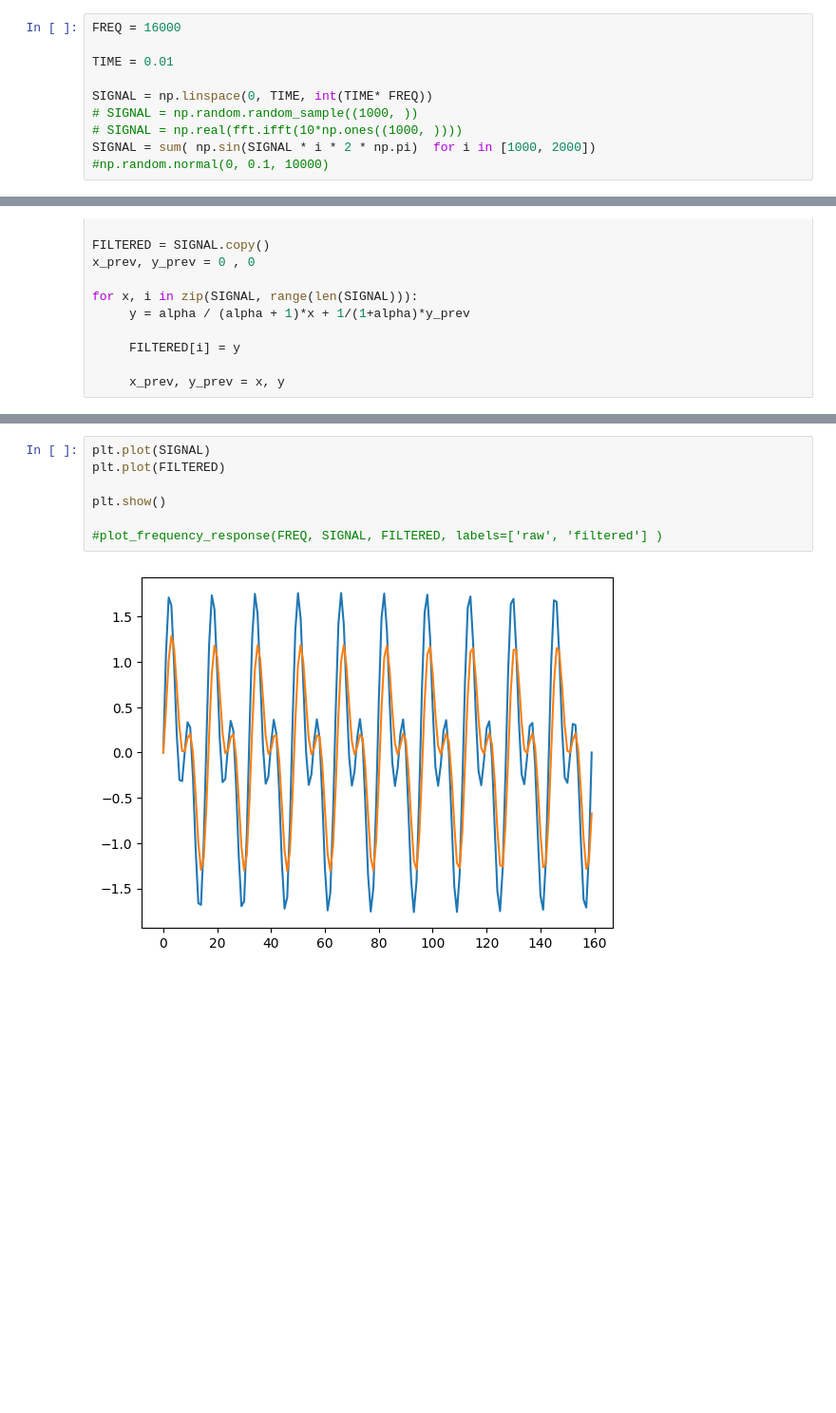
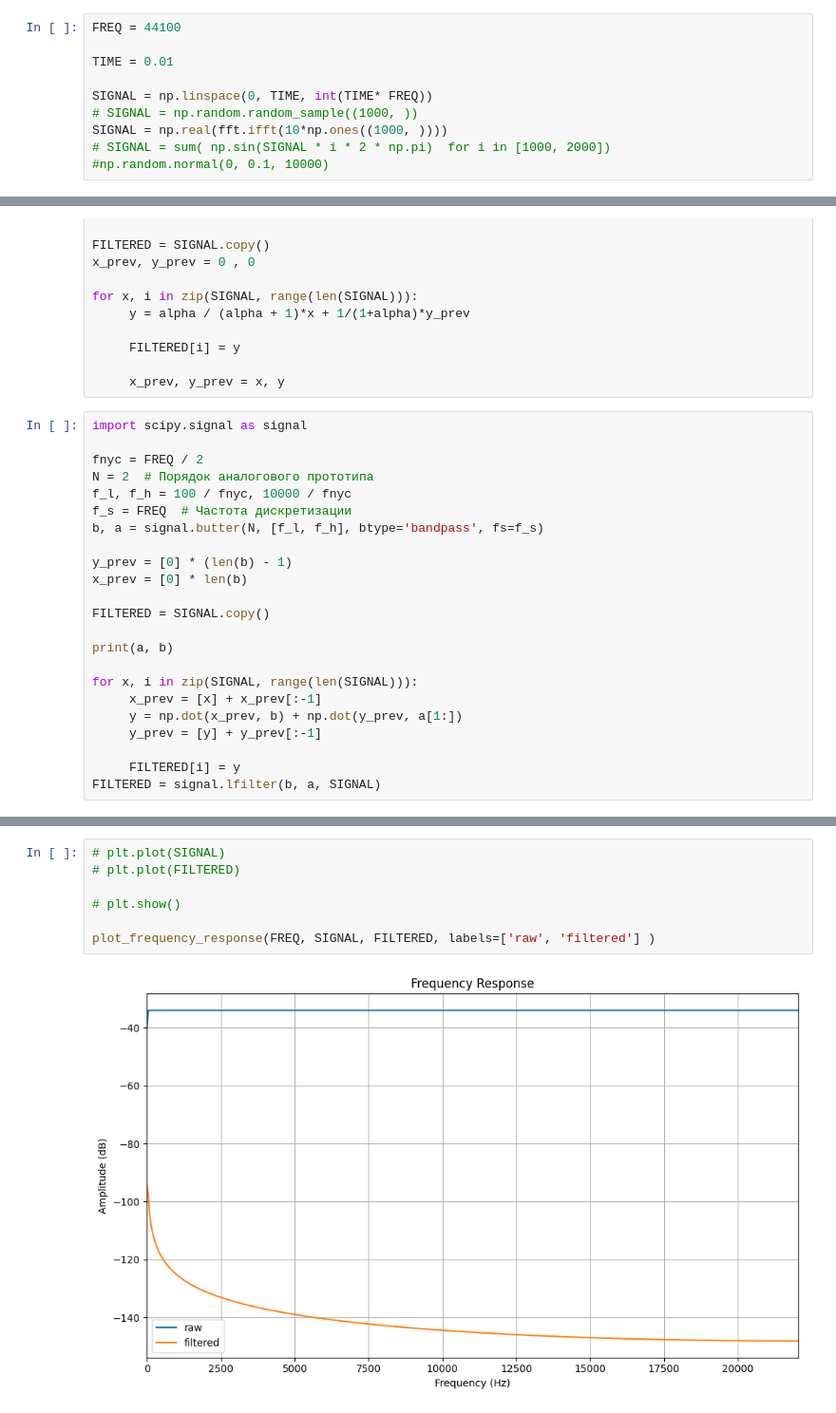
Before and after one commit to CaneRig/Guitar-Processor-FPGA, a Jupyter notebook: research/filter/lo-pass-filter.ipynb, the cells around one changed output, grey strips where cells are left out. Shown: that part at 95% size. Drawn from its saved outputs; the diff is of its cells as text; blank space fills up the shorter version.

Commit message:
add hi pass filter

```diff
--- a/research/filter/lo-pass-filter.ipynb
+++ b/research/filter/lo-pass-filter.ipynb
@@ -77,14 +77,14 @@ def plot_frequency_response(sample_rate, *signals, labels=None, title='Frequency
 def filter_step(omega: float, T: float, x: float, x_prev: float, y_prev: float) -> float:
      return (omega * T* (x + x_prev) - y_prev*(omega*T-2)) / (omega * T + 2)
 # %%
-FREQ = 16000
+FREQ = 44100
 
 TIME = 0.01
 
 SIGNAL = np.linspace(0, TIME, int(TIME* FREQ))
 # SIGNAL = np.random.random_sample((1000, ))
-# SIGNAL = np.real(fft.ifft(10*np.ones((1000, ))))
-SIGNAL = sum( np.sin(SIGNAL * i * 2 * np.pi)  for i in [1000, 2000])
+SIGNAL = np.real(fft.ifft(10*np.ones((1000, ))))
+# SIGNAL = sum( np.sin(SIGNAL * i * 2 * np.pi)  for i in [1000, 2000])
 #np.random.normal(0, 0.1, 10000)
 # %%
 omega = 5000
@@ -113,3 +113,26 @@ for x, i in zip(SIGNAL, range(len(SIGNAL))):
      FILTERED[i] = y
 
      x_prev, y_prev = x, y
+# %%
+import scipy.signal as signal
+
+fnyc = FREQ / 2
+N = 2  # Порядок аналогового прототипа
+f_l, f_h = 100 / fnyc, 10000 / fnyc
+f_s = FREQ  # Частота дискретизации
+b, a = signal.butter(N, [f_l, f_h], btype='bandpass', fs=f_s)
+
+y_prev = [0] * (len(b) - 1)
+x_prev = [0] * len(b)
+
+FILTERED = SIGNAL.copy()
+
+print(a, b)
+
+for x, i in zip(SIGNAL, range(len(SIGNAL))):
+     x_prev = [x] + x_prev[:-1]
+     y = np.dot(x_prev, b) + np.dot(y_prev, a[1:])
+     y_prev = [y] + y_prev[:-1]
+
+     FILTERED[i] = y
+FILTERED = signal.lfilter(b, a, SIGNAL)
@@ -116,9 +142,9 @@ for x, i in zip(SIGNAL, range(len(SIGNAL))):
 # %%
-plt.plot(SIGNAL)
-plt.plot(FILTERED)
+# plt.plot(SIGNAL)
+# plt.plot(FILTERED)
 
-plt.show()
+# plt.show()
 
-#plot_frequency_response(FREQ, SIGNAL, FILTERED, labels=['raw', 'filtered'] )
+plot_frequency_response(FREQ, SIGNAL, FILTERED, labels=['raw', 'filtered'] )
 # %% [output]
-[figure, old version]
+[figure, new version]
```
Also changed, not shown: parts of 1 cell of this notebook, 7 other files.
